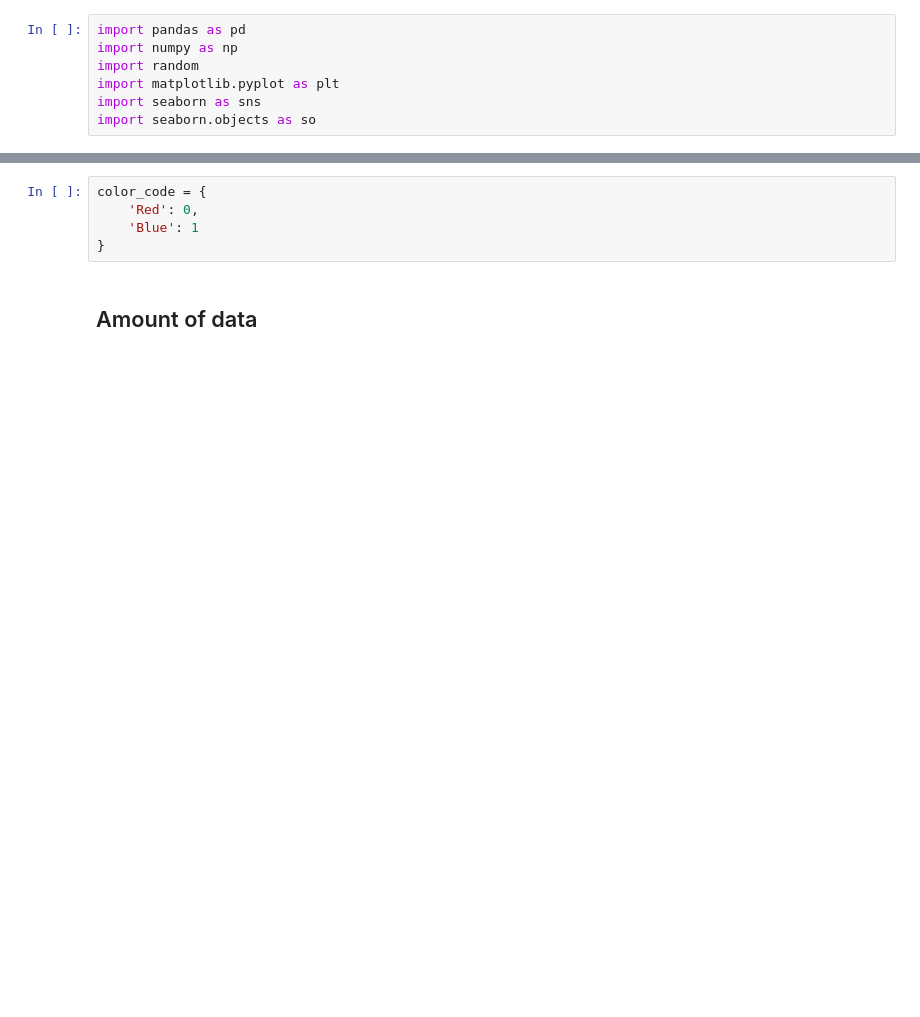
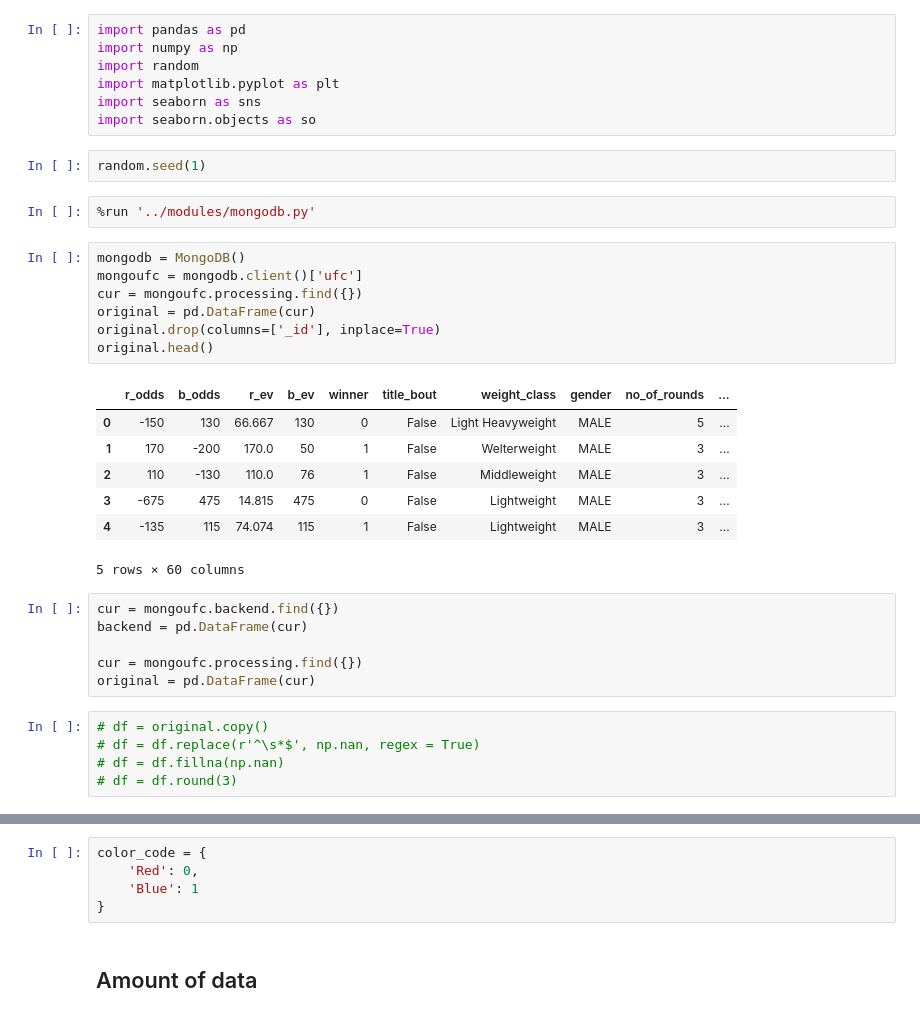
Before and after one commit to wilberquito/UFC-winner-predictor, a Jupyter notebook: lab/notebooks/visualisation.ipynb, the cells around one changed output, grey strips where cells are left out. Saved outputs shown, nothing was run; the diff lists cells and outputs as text; blank space fills up the shorter version.

Commit message:
Visualization uses mongo to consume data

```diff
--- a/lab/notebooks/visualisation.ipynb
+++ b/lab/notebooks/visualisation.ipynb
@@ -5,4 +5,34 @@ import random
 import matplotlib.pyplot as plt
 import seaborn as sns
 import seaborn.objects as so
+# %%
+random.seed(1)
+# %%
+%run '../modules/mongodb.py'
+# %%
+mongodb = MongoDB()
+mongoufc = mongodb.client()['ufc']
+cur = mongoufc.processing.find({})
+original = pd.DataFrame(cur)
+original.drop(columns=['_id'], inplace=True)
+original.head()
+# %% [output]
+|  | r_odds | b_odds | r_ev | b_ev | winner | title_bout | weight_class | gender | no_of_rounds | ... |
+| 0 | -150 | 130 | 66.667 | 130 | 0 | False | Light Heavyweight | MALE | 5 | ... |
+| 1 | 170 | -200 | 170.0 | 50 | 1 | False | Welterweight | MALE | 3 | ... |
+| 2 | 110 | -130 | 110.0 | 76 | 1 | False | Middleweight | MALE | 3 | ... |
+| 3 | -675 | 475 | 14.815 | 475 | 0 | False | Lightweight | MALE | 3 | ... |
+| 4 | -135 | 115 | 74.074 | 115 | 1 | False | Lightweight | MALE | 3 | ... |
+5 rows × 60 columns
+# %%
+cur = mongoufc.backend.find({})
+backend = pd.DataFrame(cur)
+
+cur = mongoufc.processing.find({})
+original = pd.DataFrame(cur)
+# %%
+# df = original.copy()
+# df = df.replace(r'^\s*$', np.nan, regex = True)
+# df = df.fillna(np.nan)
+# df = df.round(3)
 # %%
```
Also changed, not shown: parts of 3 cells of this notebook.
